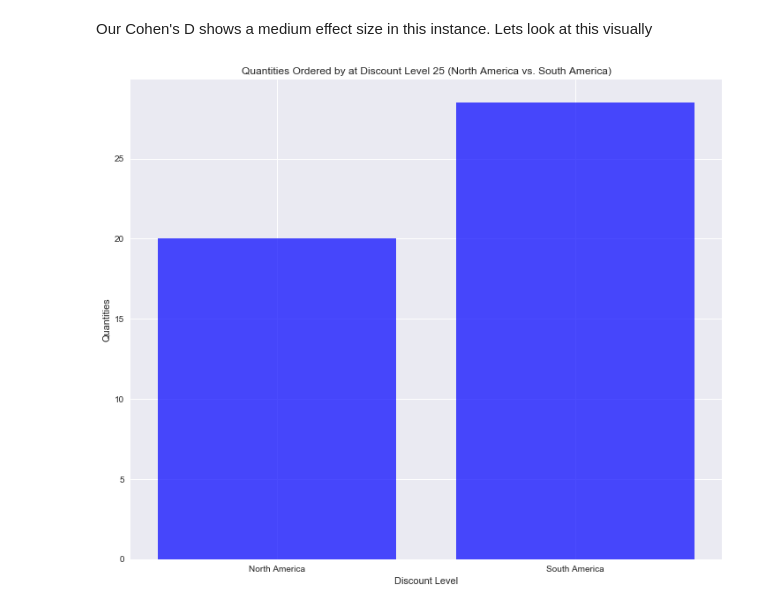
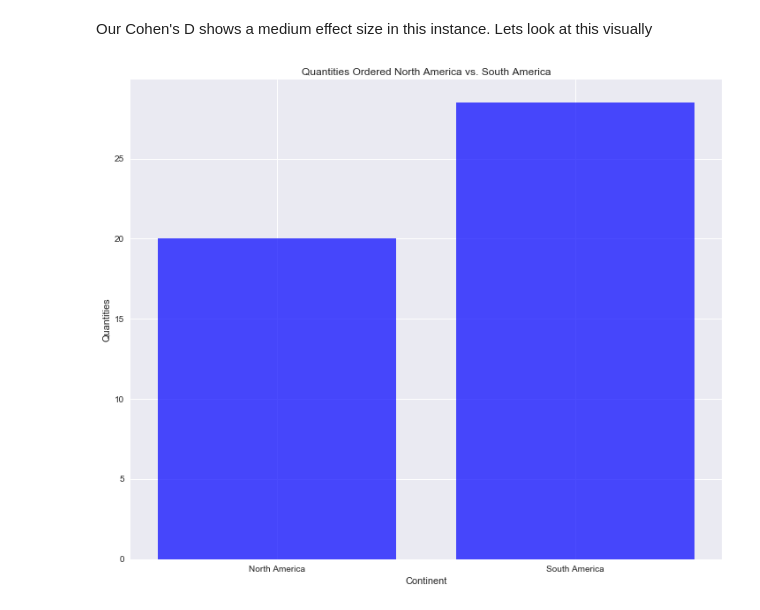
Before and after one commit to FHyder/dsc-2-final-project-online-ds-pt-100118, a Jupyter notebook: student.ipynb, the cells around one changed output. Cells and saved outputs as stored; diff of their text form; code cells hidden in the pictures.

```diff
--- a/student.ipynb
+++ b/student.ipynb
@@ -549,26 +557,18 @@ Cohen_d(southAmerica.Quantity, northAmerica.Quantity)
 # %% [markdown]
 Our Cohen's D shows a medium effect size in this instance. Lets look at this visually
 # %%
-# ys = 'North America', 'South America'
-# xs = [northAmericaMU, southAmericaMU]
-# height = xs + 10
 
-# plt.bar(xs, alpha = .7, color = 'cyan', height = height)
-# plt.ylabel('Quantities Ordered')
-
-# #plt.xticks(xs)
-# plt.title('Quantities order North America vs. South America')
 
 plt.figsize=(8,8)
 mns = [northAmericaMU, southAmericaMU]
 xs = ['North America', 'South America']
 
 plt.bar(xs, mns, align = 'center', alpha = .70, color = 'blue')
 plt.ylabel('Quantities')
-plt.title('Quantities Ordered by at Discount Level 25 (North America vs. South America)')
-plt.xlabel('Discount Level')
+plt.title('Quantities Ordered North America vs. South America')
+plt.xlabel('Continent')
 
 
 plt.show()
 # %% [output]
-[figure, old version]
+[figure, new version]
```
Also changed, not shown: parts of 43 cells of this notebook, 2 other files.
